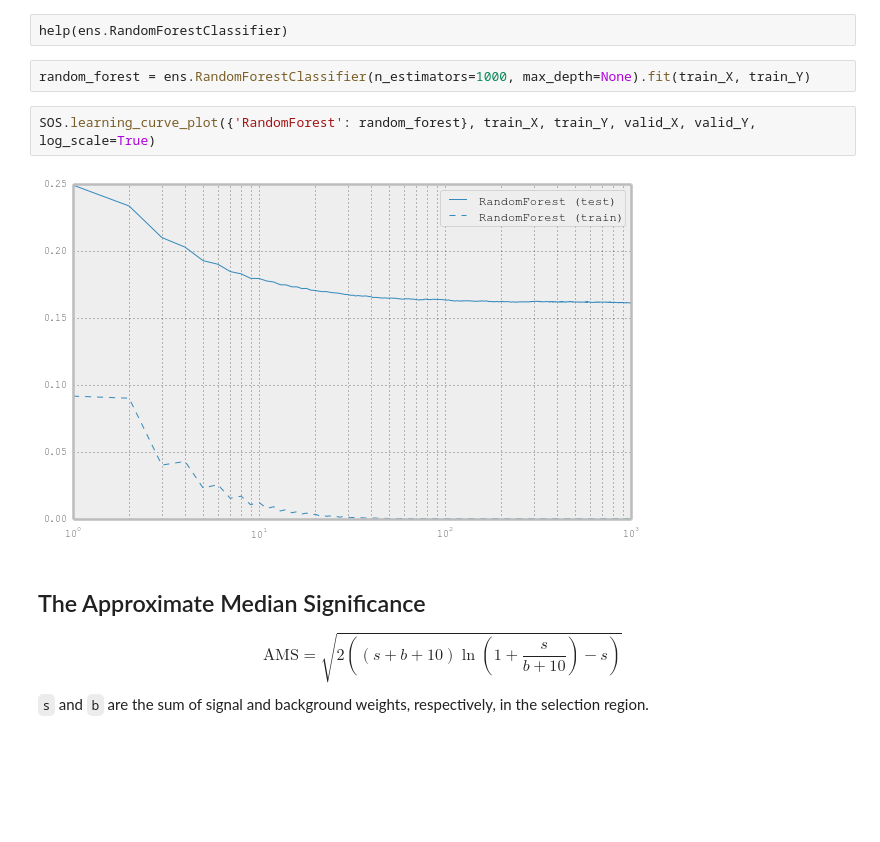
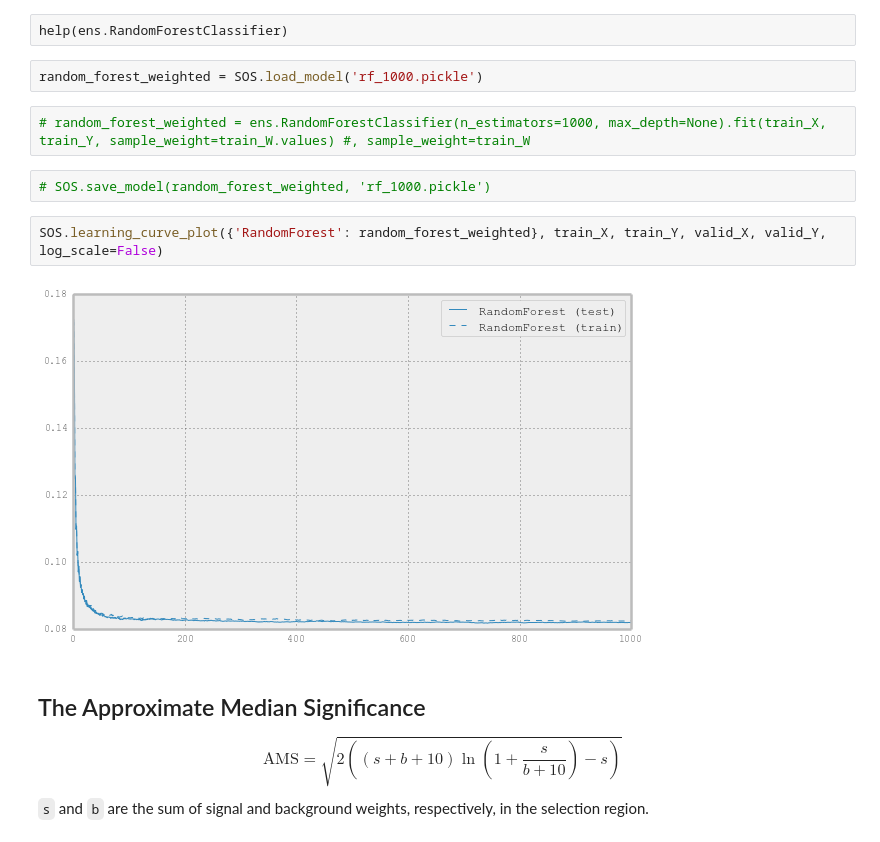
Before and after one commit to Djabbz/SOS14_practical_session, a Jupyter notebook: SOS.ipynb, the cells around one changed output. Saved outputs shown, nothing was run; the diff lists cells and outputs as text; blank space fills up the shorter version.

```diff
--- a/SOS.ipynb
+++ b/SOS.ipynb
@@ -131,12 +131,16 @@ ens.RandomForestClassifier # press shift+tab at the end of the class name
 sklearn.ensemble.forest.RandomForestClassifier
 # %% [raw]
 help(ens.RandomForestClassifier)
+# %%
+random_forest_weighted = SOS.load_model('rf_1000.pickle')
 # %%
-random_forest = ens.RandomForestClassifier(n_estimators=1000, max_depth=None).fit(train_X, train_Y)
+# random_forest_weighted = ens.RandomForestClassifier(n_estimators=1000, max_depth=None).fit(train_X, train_Y, sample_weight=train_W.values) #, sample_weight=train_W
+# %%
+# SOS.save_model(random_forest_weighted, 'rf_1000.pickle')
 # %%
-SOS.learning_curve_plot({'RandomForest': random_forest}, train_X, train_Y, valid_X, valid_Y, log_scale=True)
+SOS.learning_curve_plot({'RandomForest': random_forest_weighted}, train_X, train_Y, valid_X, valid_Y, log_scale=False)
 # %% [output]
-[figure, old version]
+[figure, new version]
 # %% [markdown]
 ## The Approximate Median Significance
 $$
```
Also changed, not shown: parts of 8 cells of this notebook, 3 other files.
